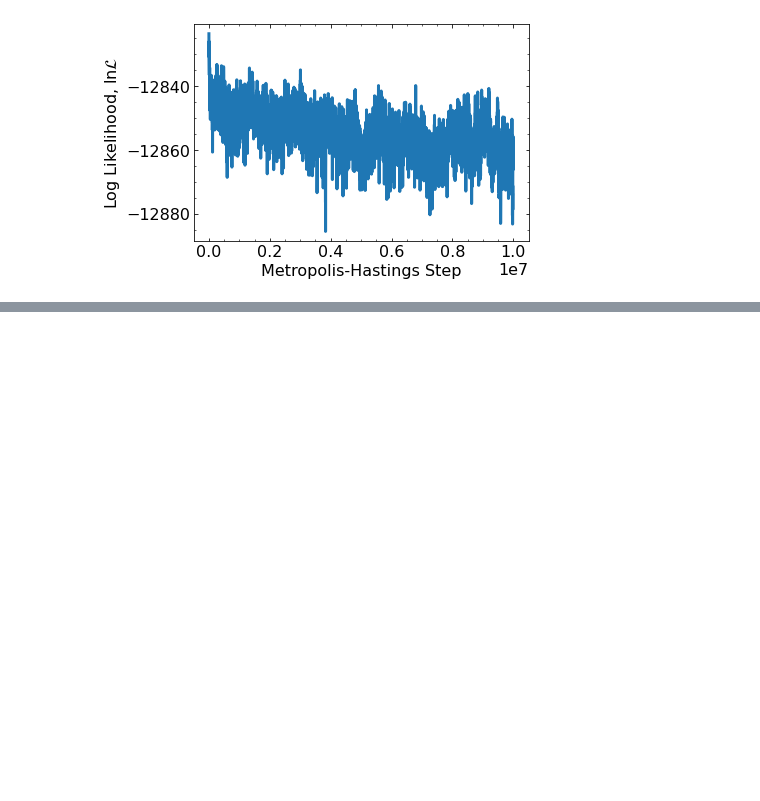
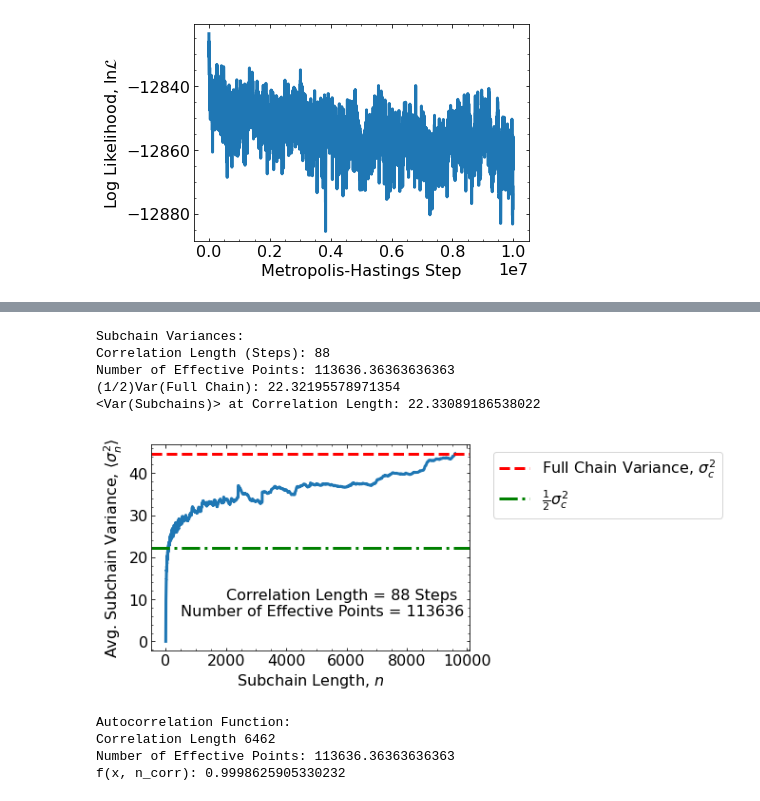
Before and after one commit to jsheppard95/bayeswham_python, a Jupyter notebook: PHYS240_Final_JacksonSheppard.ipynb, the cells around one changed output, grey strips where cells are left out. Saved outputs shown, nothing was run; the diff lists cells and outputs as text; code cells hidden in the pictures; blank space fills up the shorter version.

Commit message:
burn-in, correlation lengths, FES error bars from MH, MAP FES minima

```diff
--- a/PHYS240_Final_JacksonSheppard.ipynb
+++ b/PHYS240_Final_JacksonSheppard.ipynb
@@ -482,0 +511,56 @@ Mironov, V., Alexeev, Y., Mulligan, V. K., Fedorov, D. G., "A systematic study o
+# %%
+# Discard burn-in
+SAVE_MOD_MH = 1e3
+STEPS_MH = 1e7
+n_burn = .4e7
+n_burn_idx = int(n_burn*SAVE_MOD_MH/STEPS_MH)
+step_MH_burned = step_MH[n_burn_idx:]
+logL_MH_burned = logL_MH[n_burn_idx:]
+
+# Calculate Correlation length: first by dividing chain into subchains of length n
+def find_corr_length(param, n_vals):
+    var_subchain_avgs = np.zeros(len(n_vals))
+    for i in range(len(n_vals)):
+        # Need to split evenly, get remainder of total burned chaiend
+        # divided by n, remove this many elements from the front
+        remain = len(param) % n_vals[i]
+        subchains = np.asarray(np.split(param[remain:], len(param[remain:]) // n_vals[i]))
+        subchain_vars = np.var(subchains, axis=1)
+        var_subchain_avgs[i] = np.mean(subchain_vars)
+    # Find correlation length
+    # Quick stack overflow trick, TODO: break down
+    corr_length_idx = (np.abs(var_subchain_avgs - tot_var/2)).argmin()
+    return (corr_length_idx, var_subchain_avgs)
+
+n_vals = np.arange(1, len(step_MH_burned))
+tot_var = np.var(logL_MH_burned)
+
+# Find correlation length and effective number of points
+corr_length_idx, var_subchain_avgs = find_corr_length(logL_MH_burned, n_vals)
+corr_length = n_vals[corr_length_idx]
+N_eff = STEPS_MH/corr_length
+print("Subchain Variances:")
+print("Correlation Length (Steps):", corr_length)
+print("Number of Effective Points:", N_eff)
+print("(1/2)Var(Full Chain):", tot_var/2)
+print("<Var(Subchains)> at Correlation Length:", var_subchain_avgs[corr_length_idx])
+# %% [output]
+Subchain Variances:
+Correlation Length (Steps): 88
+Number of Effective Points: 113636.36363636363
+(1/2)Var(Full Chain): 22.32195578971354
+<Var(Subchains)> at Correlation Length: 22.33089186538022
+# %%
+# Subchain variance plot
+f, ax = plt.subplots()
+ax.plot(n_vals, var_subchain_avgs)
+ax.axhline(y=tot_var, color='r', linestyle='--', label=r"Full Chain Variance, $\sigma_c^2$")
+ax.axhline(y=tot_var/2, color='g', linestyle='-.', label=r"$\frac{1}{2}\sigma_c^2$")
+ax.legend(bbox_to_anchor=(1.05, 1.0), loc="upper left")
+ax.set_xlabel(r"Subchain Length, $n$")
+ax.set_ylabel(r"Avg. Subchain Variance, $\langle \sigma_n^2 \rangle$")
+ax.annotate("Correlation Length = {} Steps".format(corr_length), xy=(2000, 10))
+ax.annotate("Number of Effective Points = {}".format(int(N_eff)), xy=(500, 6))
+plt.show()
+# %% [output]
+[figure, added]
@@ -482,0 +586,14 @@ Mironov, V., Alexeev, Y., Mulligan, V. K., Fedorov, D. G., "A systematic study o
+# %%
+# Find n for which f(x, n) = 1
+autocorr_len_idx = (np.abs(autocorr_vals - 1)).argmin()
+autocorr_len = n_vals[autocorr_len_idx]
+autocorr_N_eff = STEPS_MH/autocorr_len
+print("Autocorrelation Function:")
+print("Correlation Length", autocorr_len)
+print("Number of Effective Points:", N_eff)
+print("f(x, n_corr):", autocorr_vals[autocorr_len_idx])
+# %% [output]
+Autocorrelation Function:
+Correlation Length 6462
+Number of Effective Points: 113636.36363636363
+f(x, n_corr): 0.9998625905330232
```
Also changed, not shown: parts of 32 cells of this notebook.
